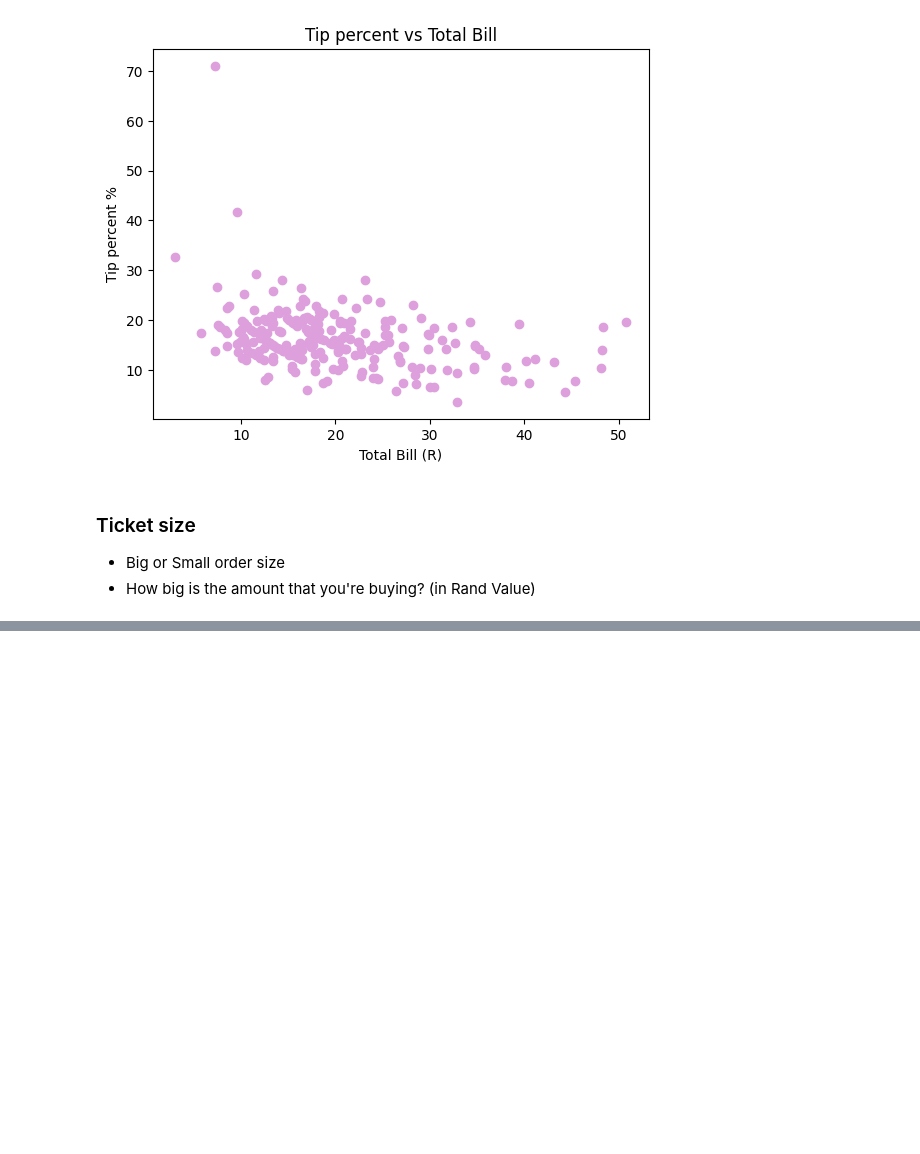
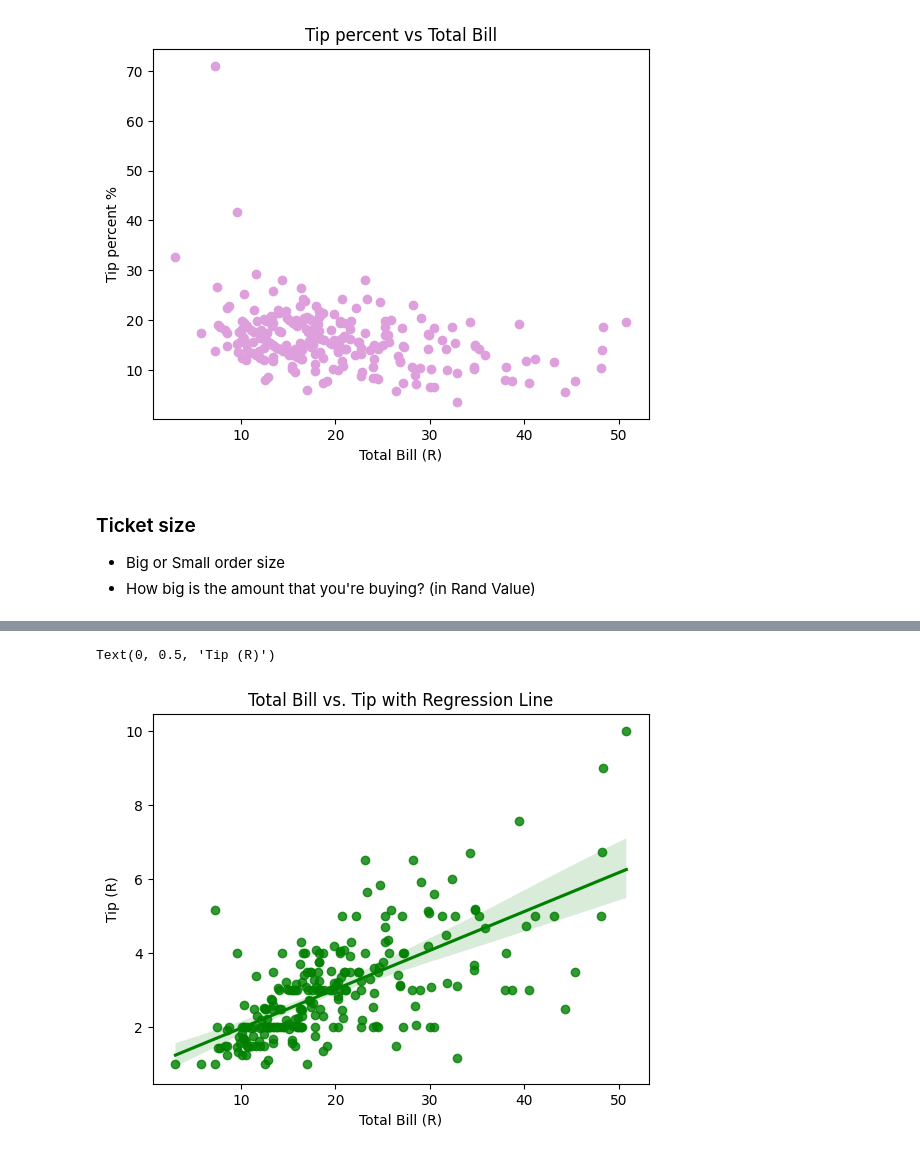
Before and after one commit to Jamie-Sanlam20/Python-SDDA-2025---Jamie, a Jupyter notebook: Day_21/01_pandas-II.ipynb, the cells around one changed output, grey strips where cells are left out. Drawn from its saved outputs; the diff is of its cells as text; code cells hidden in the pictures; blank space fills up the shorter version.

```diff
--- a/Day_21/01_pandas-II.ipynb
+++ b/Day_21/01_pandas-II.ipynb
@@ -875,0 +900,13 @@ Text(0.5, 1.0, 'Tip percent vs Total Bill')
+# %%
+# trend line -> darker line shows that most of the data is there
+# highlighted green -> range of common amounts -> probability of the tip falling in this range is higher
+
+sns.regplot(x="total_bill", y="tip", data=tips_df, color="green")
+plt.title("Total Bill vs. Tip with Regression Line")
+plt.xlabel("Total Bill (R)")
+plt.ylabel("Tip (R)")
+
+# predictions -> if total bill is R60, extend the trend line and make predictions about what the tip will be
+# %% [output]
+Text(0, 0.5, 'Tip (R)')
+[figure, added]
```
Also changed, not shown: parts of 1 cell of this notebook.
